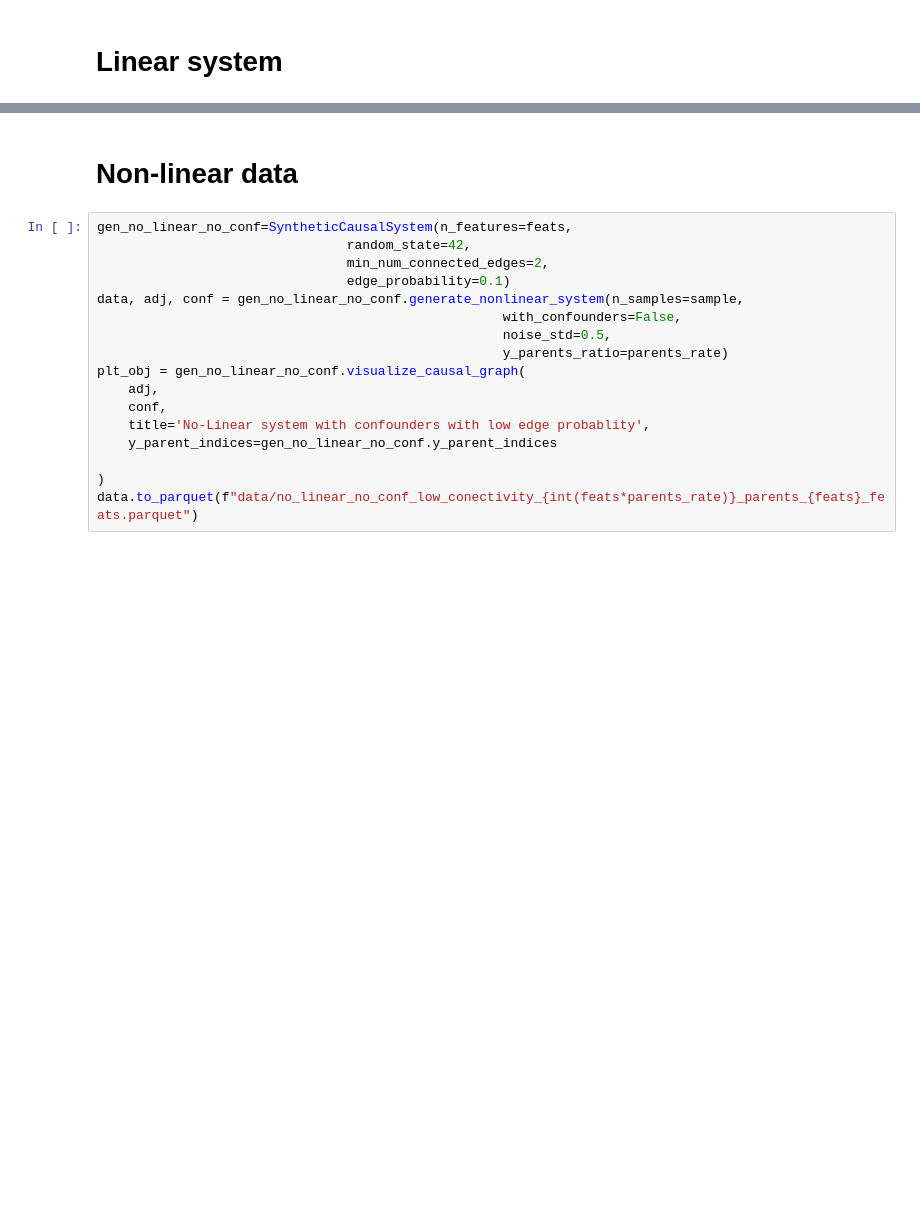
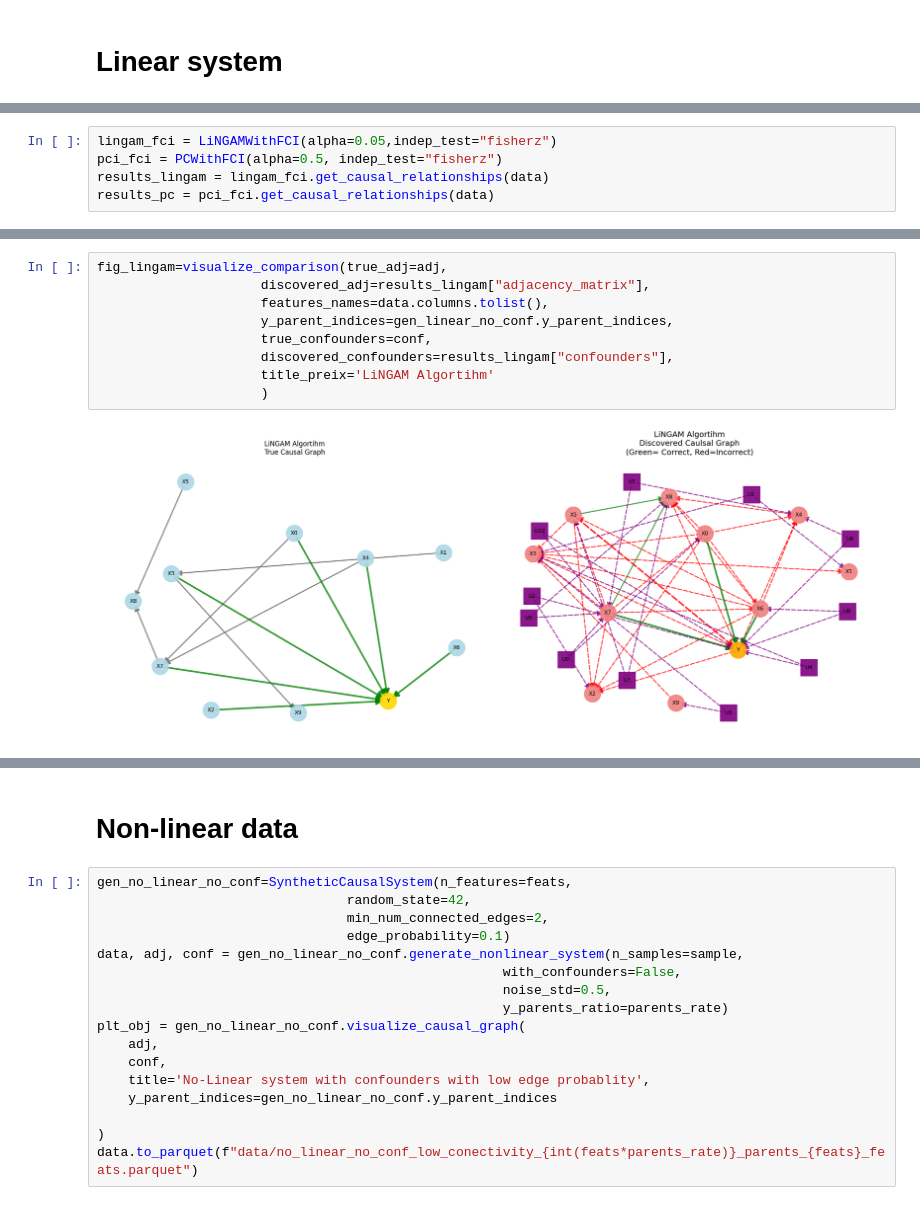
Before and after one commit to juanriosg12/master_thesis, a Jupyter notebook: syntethic_data/synthetic_datasets.ipynb, the cells around one changed output, grey strips where cells are left out. Saved outputs shown, nothing was run; the diff lists cells and outputs as text; blank space fills up the shorter version.

```diff
--- a/syntethic_data/synthetic_datasets.ipynb
+++ b/syntethic_data/synthetic_datasets.ipynb
@@ -42,0 +26,5 @@ data.to_parquet(f"data/linear_no_conf_low_conectivity_{int(feats*parents_rate)}_
+# %%
+lingam_fci = LiNGAMWithFCI(alpha=0.05,indep_test="fisherz")
+pci_fci = PCWithFCI(alpha=0.5, indep_test="fisherz")
+results_lingam = lingam_fci.get_causal_relationships(data)
+results_pc = pci_fci.get_causal_relationships(data)
@@ -42,0 +44,11 @@ data.to_parquet(f"data/linear_no_conf_low_conectivity_{int(feats*parents_rate)}_
+# %%
+fig_lingam=visualize_comparison(true_adj=adj,
+                     discovered_adj=results_lingam["adjacency_matrix"],
+                     features_names=data.columns.tolist(),
+                     y_parent_indices=gen_linear_no_conf.y_parent_indices,
+                     true_confounders=conf,
+                     discovered_confounders=results_lingam["confounders"],
+                     title_preix='LiNGAM Algortihm'
+                     )
+# %% [output]
+[figure, added]
```
Also changed, not shown: parts of 11 cells of this notebook, 9 other files.
